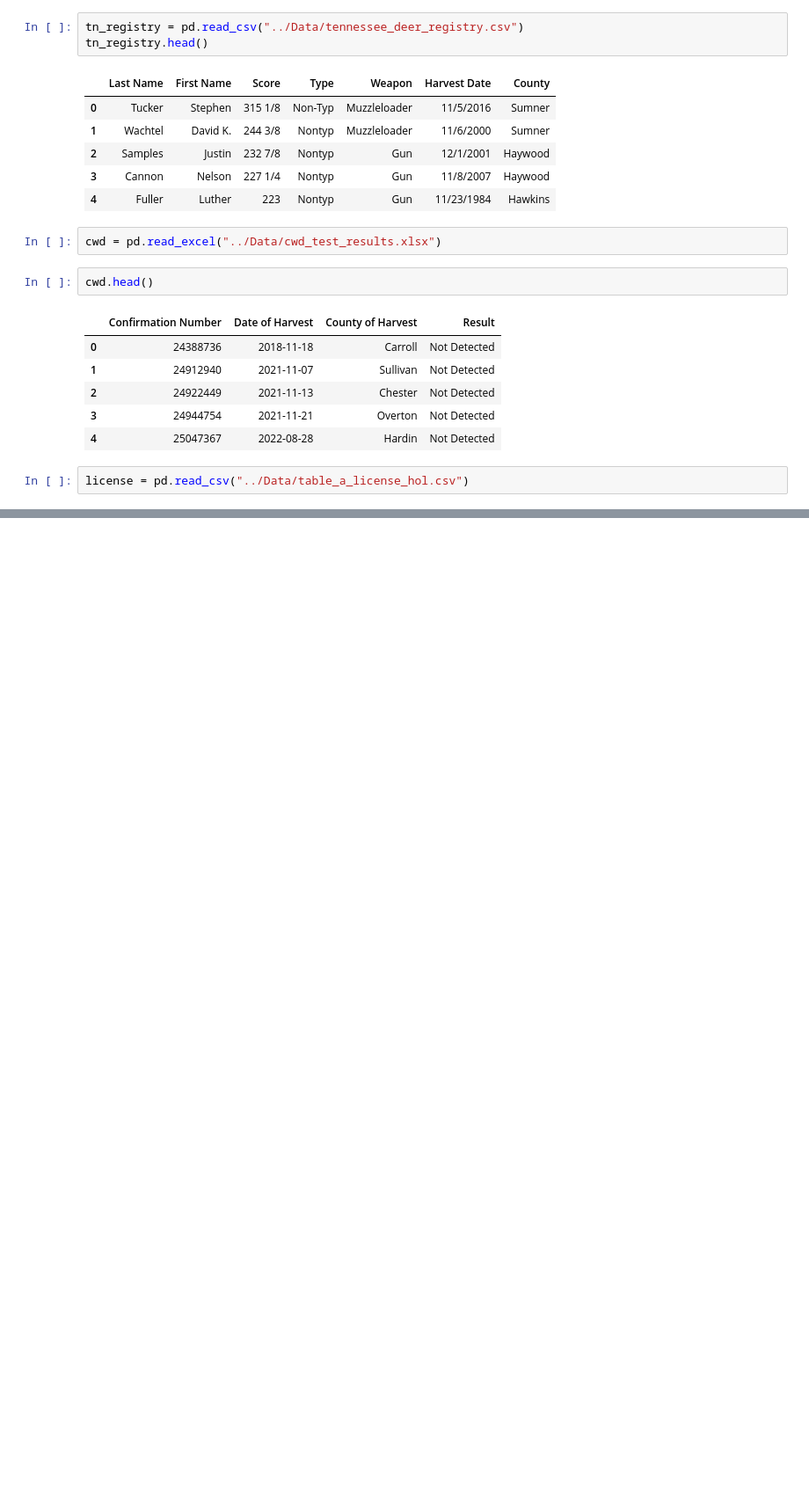
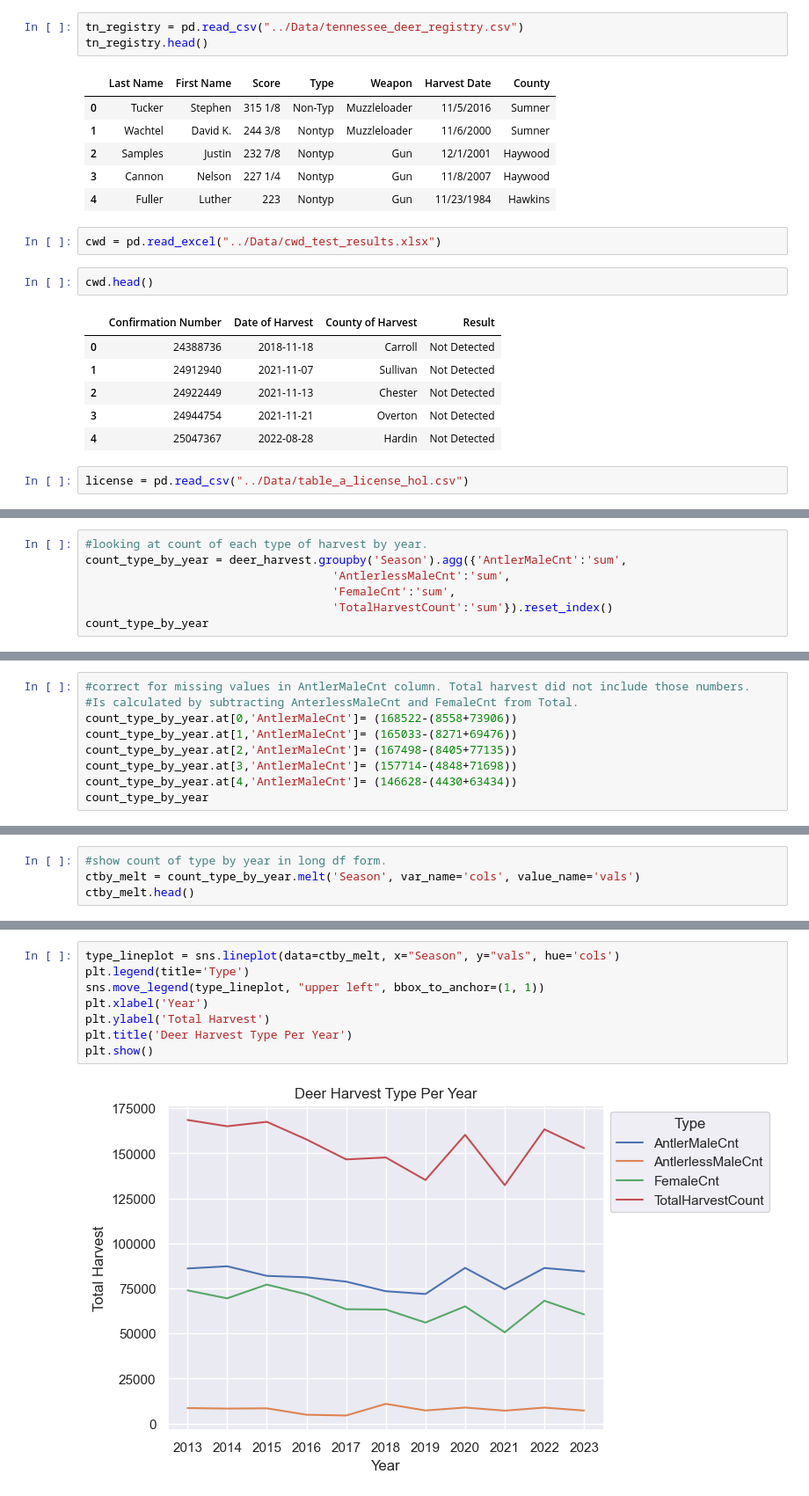
Before and after one commit to McNuttJ/Tennessee-Deer-Herd-Analysis-Capstone, a Jupyter notebook: tennessee_deer_herd_analysis.ipynb, the cells around one changed output, grey strips where cells are left out. Shown at 88% size. Cells and saved outputs as stored; diff of their text form; blank space fills up the shorter version.

```diff
--- a/tennessee_deer_herd_analysis.ipynb
+++ b/tennessee_deer_herd_analysis.ipynb
@@ -232,0 +299,7 @@ license.head()
+# %%
+#looking at count of each type of harvest by year.
+count_type_by_year = deer_harvest.groupby('Season').agg({'AntlerMaleCnt':'sum',
+                                    'AntlerlessMaleCnt':'sum',
+                                    'FemaleCnt':'sum',
+                                    'TotalHarvestCount':'sum'}).reset_index()
+count_type_by_year
@@ -232,0 +319,9 @@ license.head()
+# %%
+#correct for missing values in AntlerMaleCnt column. Total harvest did not include those numbers.
+#Is calculated by subtracting AnterlessMaleCnt and FemaleCnt from Total.
+count_type_by_year.at[0,'AntlerMaleCnt']= (168522-(8558+73906))
+count_type_by_year.at[1,'AntlerMaleCnt']= (165033-(8271+69476))
+count_type_by_year.at[2,'AntlerMaleCnt']= (167498-(8405+77135))
+count_type_by_year.at[3,'AntlerMaleCnt']= (157714-(4848+71698))
+count_type_by_year.at[4,'AntlerMaleCnt']= (146628-(4430+63434))
+count_type_by_year
@@ -232,0 +341,4 @@ license.head()
+# %%
+#show count of type by year in long df form.
+ctby_melt = count_type_by_year.melt('Season', var_name='cols', value_name='vals')
+ctby_melt.head()
@@ -232,0 +385,10 @@ license.head()
+# %%
+type_lineplot = sns.lineplot(data=ctby_melt, x="Season", y="vals", hue='cols')
+plt.legend(title='Type')
+sns.move_legend(type_lineplot, "upper left", bbox_to_anchor=(1, 1))
+plt.xlabel('Year')
+plt.ylabel('Total Harvest')
+plt.title('Deer Harvest Type Per Year')
+plt.show()
+# %% [output]
+[figure, added]
```
Also changed, not shown: parts of 16 cells of this notebook.
